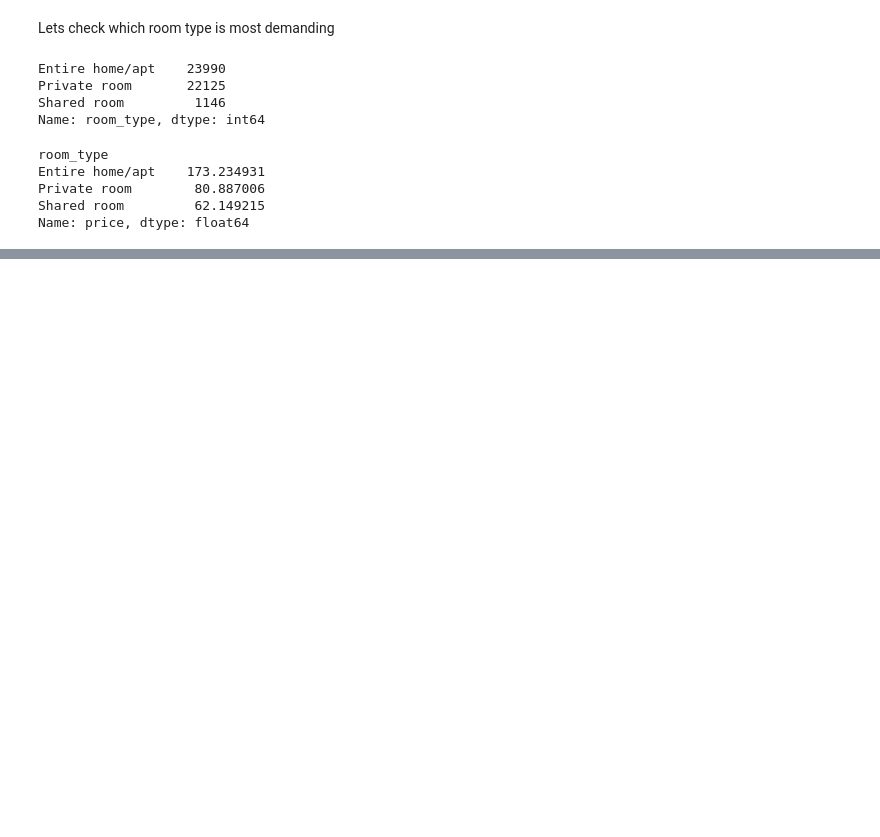
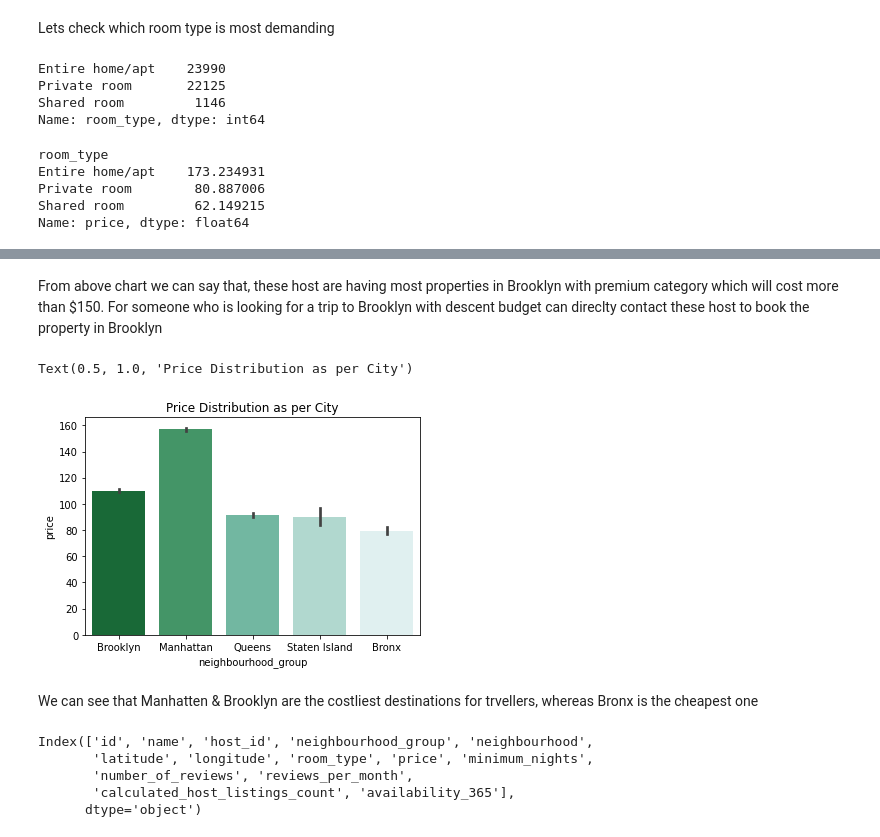
Before and after one commit to coonalcodes/Airbnb-Bookings-Analysis---Capstone-Project, a Jupyter notebook: Airbnb_Bookings_Analysis_Capstone_Project.ipynb, the cells around one changed output, grey strips where cells are left out. Drawn from its saved outputs; the diff is of its cells as text; code cells hidden in the pictures; blank space fills up the shorter version.

```diff
--- a/Airbnb_Bookings_Analysis_Capstone_Project.ipynb
+++ b/Airbnb_Bookings_Analysis_Capstone_Project.ipynb
@@ -236,0 +250,20 @@ Text(0, 0.5, 'No. of Properties which cost > $300')
+# %% [markdown]
+From above chart we can say that, these host are having most properties in Brooklyn with premium category which will cost more than $150.
+For someone who is looking for a trip to Brooklyn with descent budget can direclty contact these host to book the property in Brooklyn
+# %%
+#using barplot to showcase density and distribtuion of prices
+Fig_3=sns.barplot(data=df, x='neighbourhood_group', y='price',palette='BuGn_r' )
+Fig_3.set_title('Price Distribution as per City')
+# %% [output]
+Text(0.5, 1.0, 'Price Distribution as per City')
+[figure, added]
+# %% [markdown]
+We can see that Manhatten & Brooklyn are the costliest destinations for trvellers, whereas Bronx is the cheapest one
+# %%
+df.columns
+# %% [output]
+Index(['id', 'name', 'host_id', 'neighbourhood_group', 'neighbourhood',
+       'latitude', 'longitude', 'room_type', 'price', 'minimum_nights',
+       'number_of_reviews', 'reviews_per_month',
+       'calculated_host_listings_count', 'availability_365'],
+      dtype='object')
```
Also changed, not shown: parts of 9 cells of this notebook.
